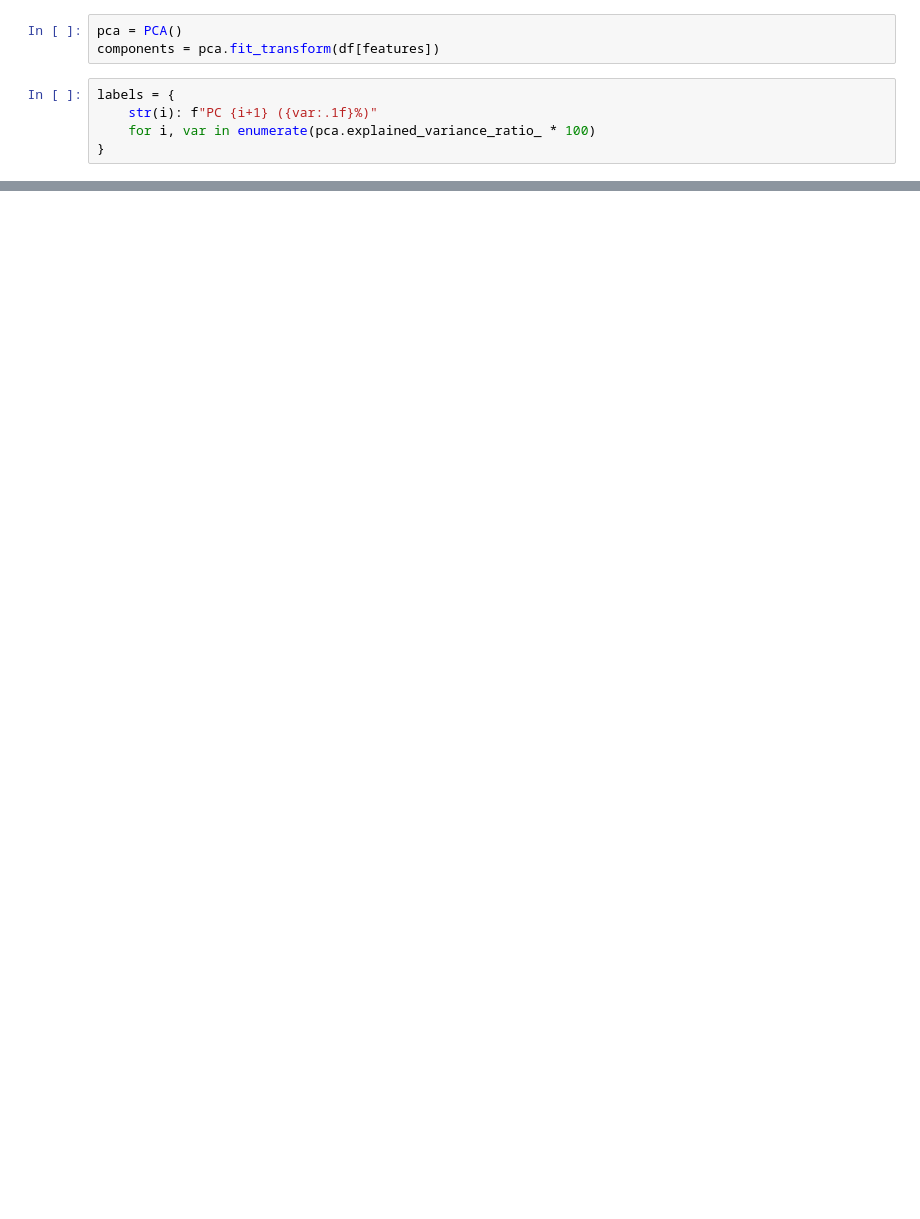
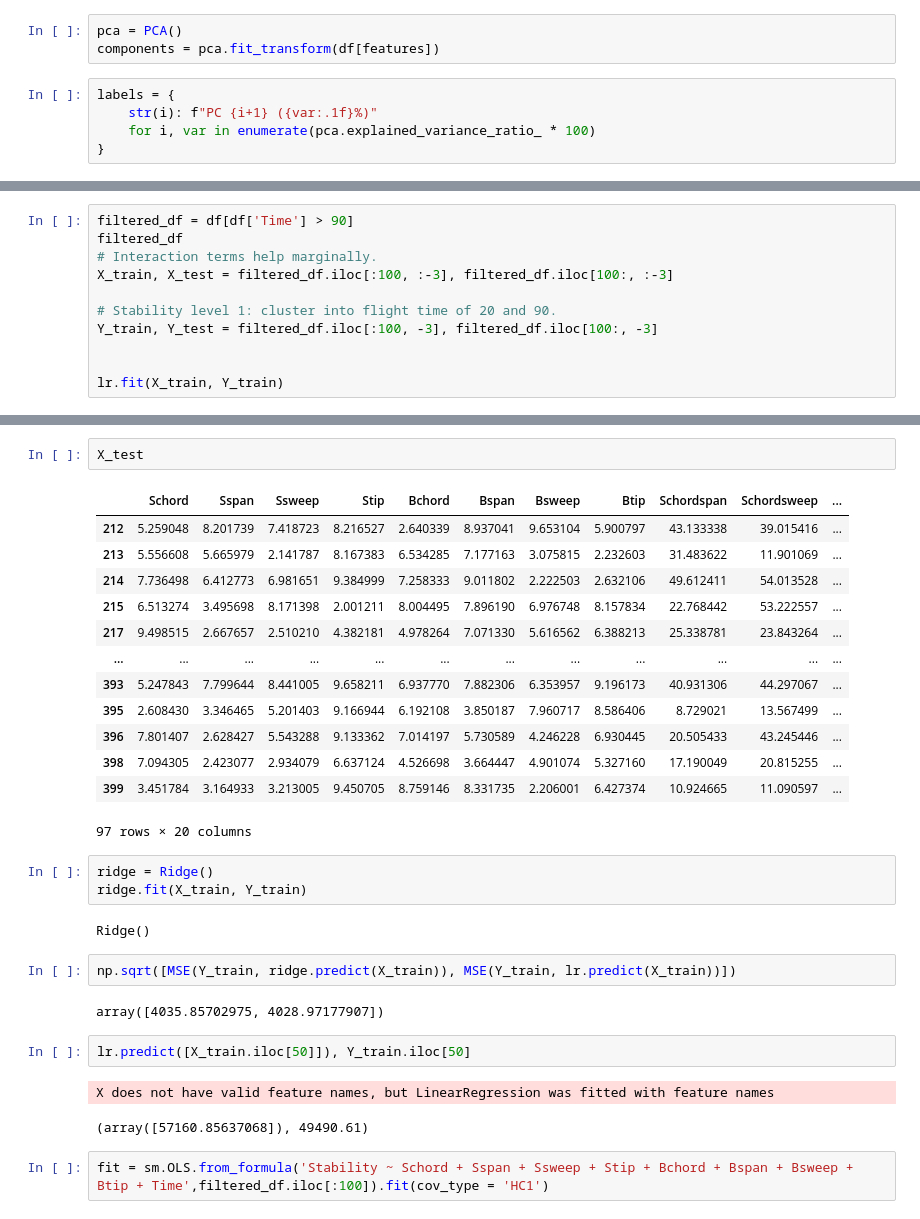
Before and after one commit to alex-t-hu/rocket, a Jupyter notebook: stability.ipynb, the cells around one changed output, grey strips where cells are left out. Drawn from its saved outputs; the diff is of its cells as text; blank space fills up the shorter version.

```diff
--- a/stability.ipynb
+++ b/stability.ipynb
@@ -154,0 +239,11 @@ array([False])
+# %%
+filtered_df = df[df['Time'] > 90]
+filtered_df
+# Interaction terms help marginally.
+X_train, X_test = filtered_df.iloc[:100, :-3], filtered_df.iloc[100:, :-3]
+
+# Stability level 1: cluster into flight time of 20 and 90.
+Y_train, Y_test = filtered_df.iloc[:100, -3], filtered_df.iloc[100:, -3]
+
+
+lr.fit(X_train, Y_train)
@@ -154,0 +265,32 @@ array([False])
+# %%
+X_test
+# %% [output]
+|  | Schord | Sspan | Ssweep | Stip | Bchord | Bspan | Bsweep | Btip | Schordspan | Schordsweep | ... |
+| 212 | 5.259048 | 8.201739 | 7.418723 | 8.216527 | 2.640339 | 8.937041 | 9.653104 | 5.900797 | 43.133338 | 39.015416 | ... |
+| 213 | 5.556608 | 5.665979 | 2.141787 | 8.167383 | 6.534285 | 7.177163 | 3.075815 | 2.232603 | 31.483622 | 11.901069 | ... |
+| 214 | 7.736498 | 6.412773 | 6.981651 | 9.384999 | 7.258333 | 9.011802 | 2.222503 | 2.632106 | 49.612411 | 54.013528 | ... |
+| 215 | 6.513274 | 3.495698 | 8.171398 | 2.001211 | 8.004495 | 7.896190 | 6.976748 | 8.157834 | 22.768442 | 53.222557 | ... |
+| 217 | 9.498515 | 2.667657 | 2.510210 | 4.382181 | 4.978264 | 7.071330 | 5.616562 | 6.388213 | 25.338781 | 23.843264 | ... |
+| ... | ... | ... | ... | ... | ... | ... | ... | ... | ... | ... | ... |
+| 393 | 5.247843 | 7.799644 | 8.441005 | 9.658211 | 6.937770 | 7.882306 | 6.353957 | 9.196173 | 40.931306 | 44.297067 | ... |
+| 395 | 2.608430 | 3.346465 | 5.201403 | 9.166944 | 6.192108 | 3.850187 | 7.960717 | 8.586406 | 8.729021 | 13.567499 | ... |
+| 396 | 7.801407 | 2.628427 | 5.543288 | 9.133362 | 7.014197 | 5.730589 | 4.246228 | 6.930445 | 20.505433 | 43.245446 | ... |
+| 398 | 7.094305 | 2.423077 | 2.934079 | 6.637124 | 4.526698 | 3.664447 | 4.901074 | 5.327160 | 17.190049 | 20.815255 | ... |
+| 399 | 3.451784 | 3.164933 | 3.213005 | 9.450705 | 8.759146 | 8.331735 | 2.206001 | 6.427374 | 10.924665 | 11.090597 | ... |
+97 rows × 20 columns
+# %%
+ridge = Ridge()
+ridge.fit(X_train, Y_train)
+# %% [output]
+Ridge()
+# %%
+np.sqrt([MSE(Y_train, ridge.predict(X_train)), MSE(Y_train, lr.predict(X_train))])
+# %% [output]
+array([4035.85702975, 4028.97177907])
+# %%
+lr.predict([X_train.iloc[50]]), Y_train.iloc[50]
+# %% [output]
+X does not have valid feature names, but LinearRegression was fitted with feature names
+(array([57160.85637068]), 49490.61)
+# %%
+fit = sm.OLS.from_formula('Stability ~ Schord + Sspan + Ssweep + Stip + Bchord + Bspan + Bsweep + Btip + Time',filtered_df.iloc[:100]).fit(cov_type = 'HC1')
```
Also changed, not shown: parts of 26 cells of this notebook.
